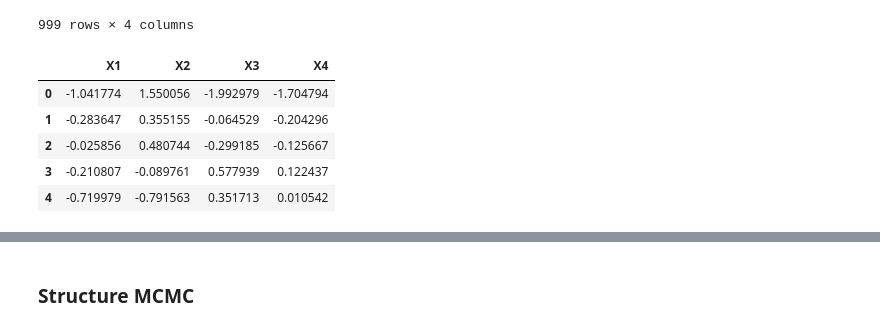
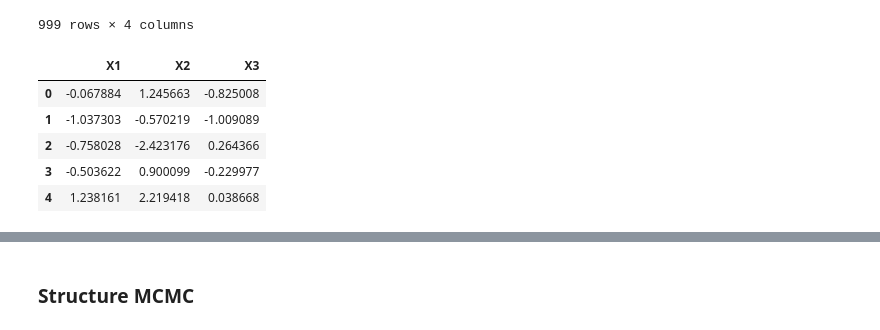
Before and after one commit to catarina-moreira/Structure_Learning_Study, a Jupyter notebook: causal_discovery/structure_MCMC.ipynb, the cells around one changed output, grey strips where cells are left out. Drawn from its saved outputs; the diff is of its cells as text; code cells hidden in the pictures.

```diff
--- a/causal_discovery/structure_MCMC.ipynb
+++ b/causal_discovery/structure_MCMC.ipynb
@@ -666,27 +737,27 @@ data = data.drop(['X4'], axis=1)
 # %%
 def generate_data(n_samples: int = 1000):
     # Generate independent variables
     X4 = np.random.randn(n_samples)
     X2 = np.random.randn(n_samples)
     X3 = np.random.randn(n_samples)
 
     # Generate X1 as a linear combination of X2 and X3 plus some Gaussian noise
-    beta2, beta3 = 0.8, 0.8  # Arbitrarily chosen coefficients
+    beta2, beta3 = 0.8, 0.3  # Arbitrarily chosen coefficients
     noise = np.random.randn(n_samples) * 1 # Gaussian noise with standard deviation 0.5
     X1 = beta2 * X2 + beta3 * X3 + noise
 
     # Combine into a dataframe
-    df = pd.DataFrame({'X1': X1, 'X2': X2, 'X3': X3, 'X4': X4})
+    df = pd.DataFrame({'X1': X1, 'X2': X2, 'X3': X3})
 
     return df
 
 # Generate a sample dataset
-data = generate_data(n_samples = 10000)
+data = generate_data(n_samples = 1000)
 data.head()
 # %% [output]
-|  | X1 | X2 | X3 | X4 |
-| 0 | -1.041774 | 1.550056 | -1.992979 | -1.704794 |
-| 1 | -0.283647 | 0.355155 | -0.064529 | -0.204296 |
-| 2 | -0.025856 | 0.480744 | -0.299185 | -0.125667 |
-| 3 | -0.210807 | -0.089761 | 0.577939 | 0.122437 |
-| 4 | -0.719979 | -0.791563 | 0.351713 | 0.010542 |
+|  | X1 | X2 | X3 |
+| 0 | -0.067884 | 1.245663 | -0.825008 |
+| 1 | -1.037303 | -0.570219 | -1.009089 |
+| 2 | -0.758028 | -2.423176 | 0.264366 |
+| 3 | -0.503622 | 0.900099 | -0.229977 |
+| 4 | 1.238161 | 2.219418 | 0.038668 |
```
Also changed, not shown: parts of 16 cells of this notebook, 2 other files.
